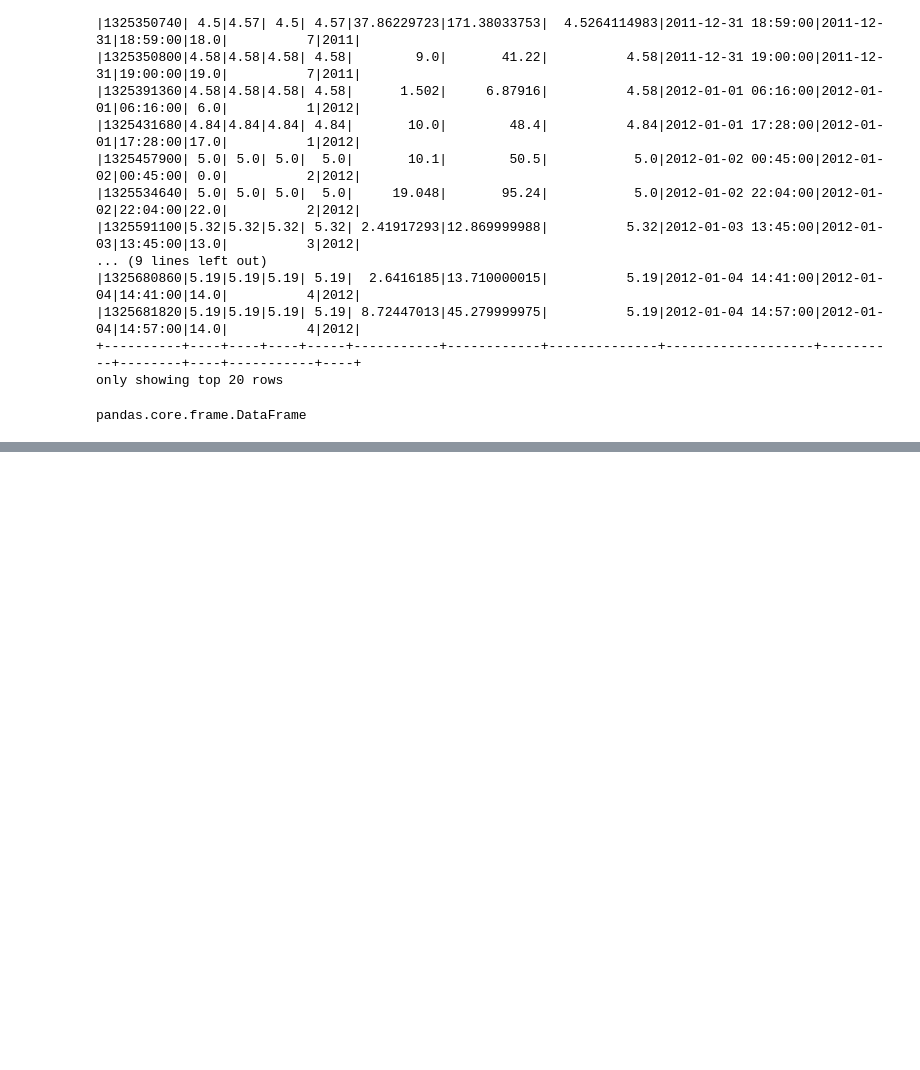
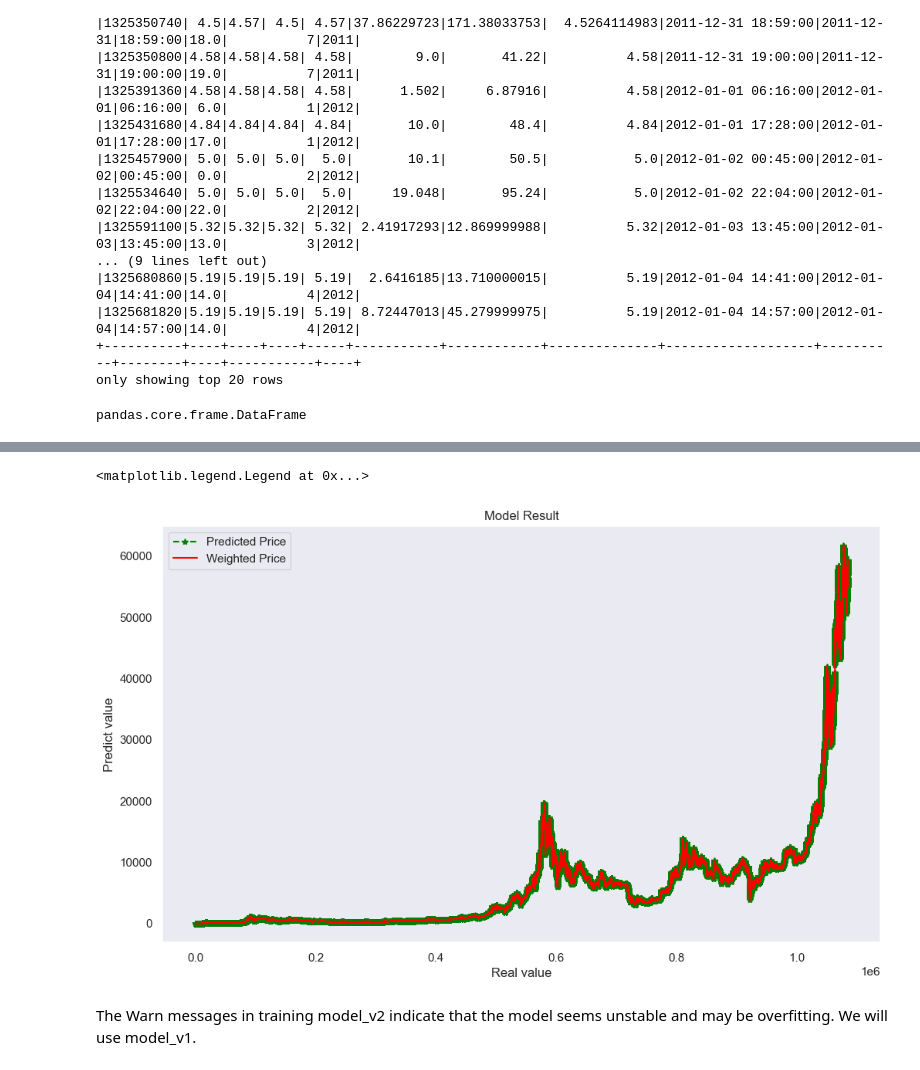
Before and after one commit to amorim-dev/DSA_Data-Science-Course, a Jupyter notebook: 2. big-data-real-time-analytics-with-python-and-spark/Ch11_data-processing-with-apache-spark/mini_project3.ipynb, the cells around one changed output, grey strips where cells are left out. Cells and saved outputs as stored; diff of their text form; code cells hidden in the pictures; blank space fills up the shorter version.

```diff
--- a/2. big-data-real-time-analytics-with-python-and-spark/Ch11_data-processing-with-apache-spark/mini_project3.ipynb
+++ b/2. big-data-real-time-analytics-with-python-and-spark/Ch11_data-processing-with-apache-spark/mini_project3.ipynb
@@ -554,0 +799,14 @@ only showing top 10 rows
+# %%
+# Plot of real values x predict values
+plt.figure(figsize = (12, 7))
+plt.plot(Y, color = 'green', marker = '*', linestyle = 'dashed', label = 'Predicted Price')
+plt.plot(_Y, color = 'red', label = 'Weighted Price')
+plt.title('Model Result')
+plt.xlabel('Real value')
+plt.ylabel('Predict value')
+plt.legend()
+# %% [output]
+<matplotlib.legend.Legend at 0x...>
+[figure, added]
+# %% [markdown]
+The Warn messages in training model_v2 indicate that the model seems unstable and may be overfitting. We will use model_v1.
```
Also changed, not shown: parts of 76 cells of this notebook, 17 other files.
